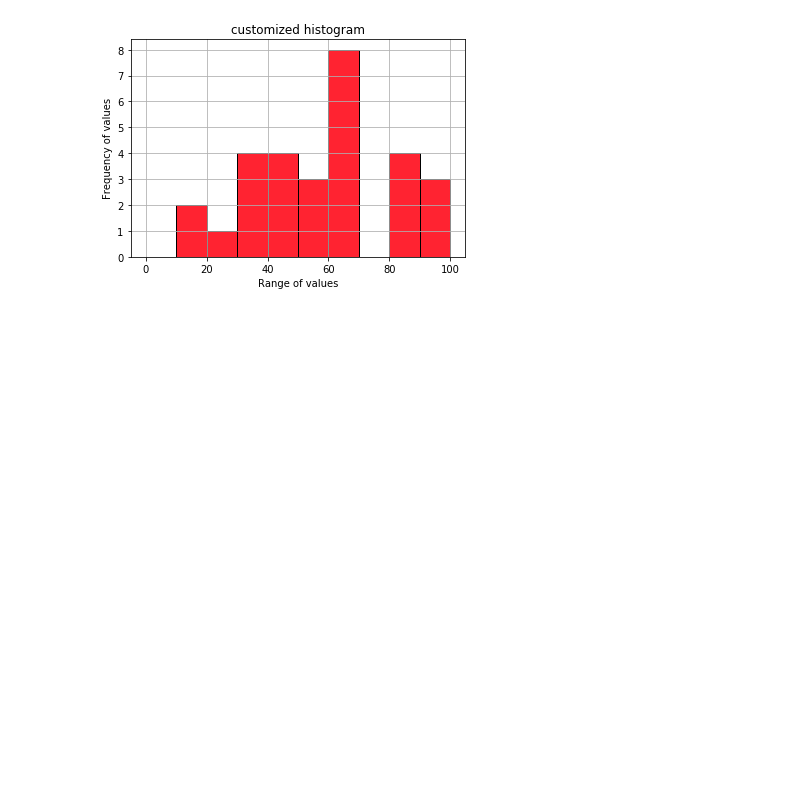
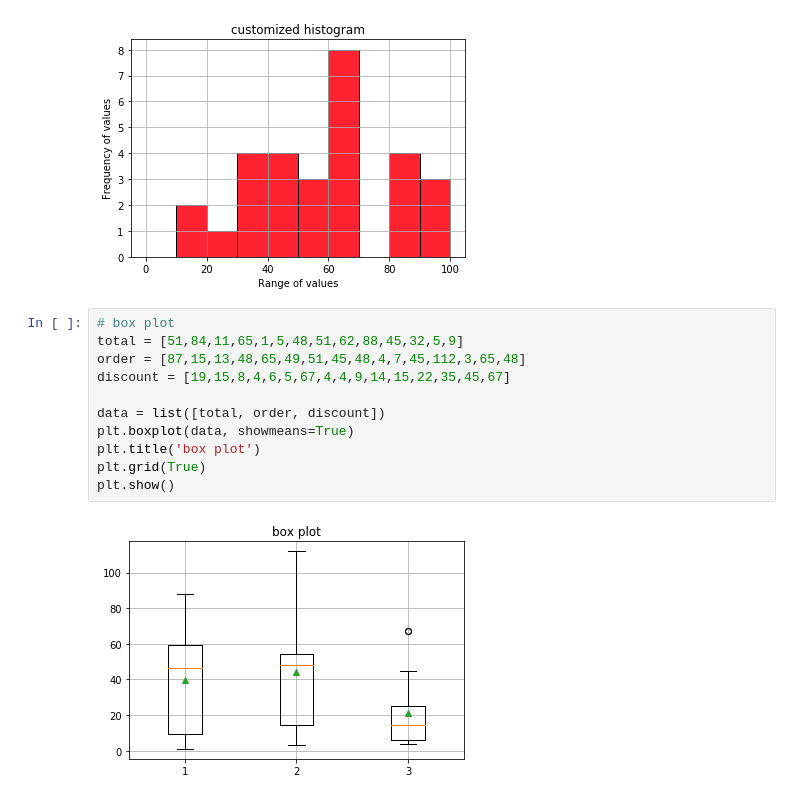
Before and after one commit to sahityakmr/Albatross, a Jupyter notebook: libraries/matplotlib_various_plots.ipynb, the cells around one changed output. Drawn from its saved outputs; the diff is of its cells as text; blank space fills up the shorter version.

```diff
--- a/libraries/matplotlib_various_plots.ipynb
+++ b/libraries/matplotlib_various_plots.ipynb
@@ -107,3 +108,16 @@ plt.savefig('Histogram Plot.png')
 plt.show()
 # %% [output]
 [figure]
+# %%
+# box plot
+total = [51,84,11,65,1,5,48,51,62,88,45,32,5,9]
+order = [87,15,13,48,65,49,51,45,48,4,7,45,112,3,65,48]
+discount = [19,15,8,4,6,5,67,4,4,9,14,15,22,35,45,67]
+
+data = list([total, order, discount])
+plt.boxplot(data, showmeans=True)
+plt.title('box plot')
+plt.grid(True)
+plt.show()
+# %% [output]
+[figure, added]
```
Also changed, not shown: parts of 4 cells of this notebook, 1 other file.
